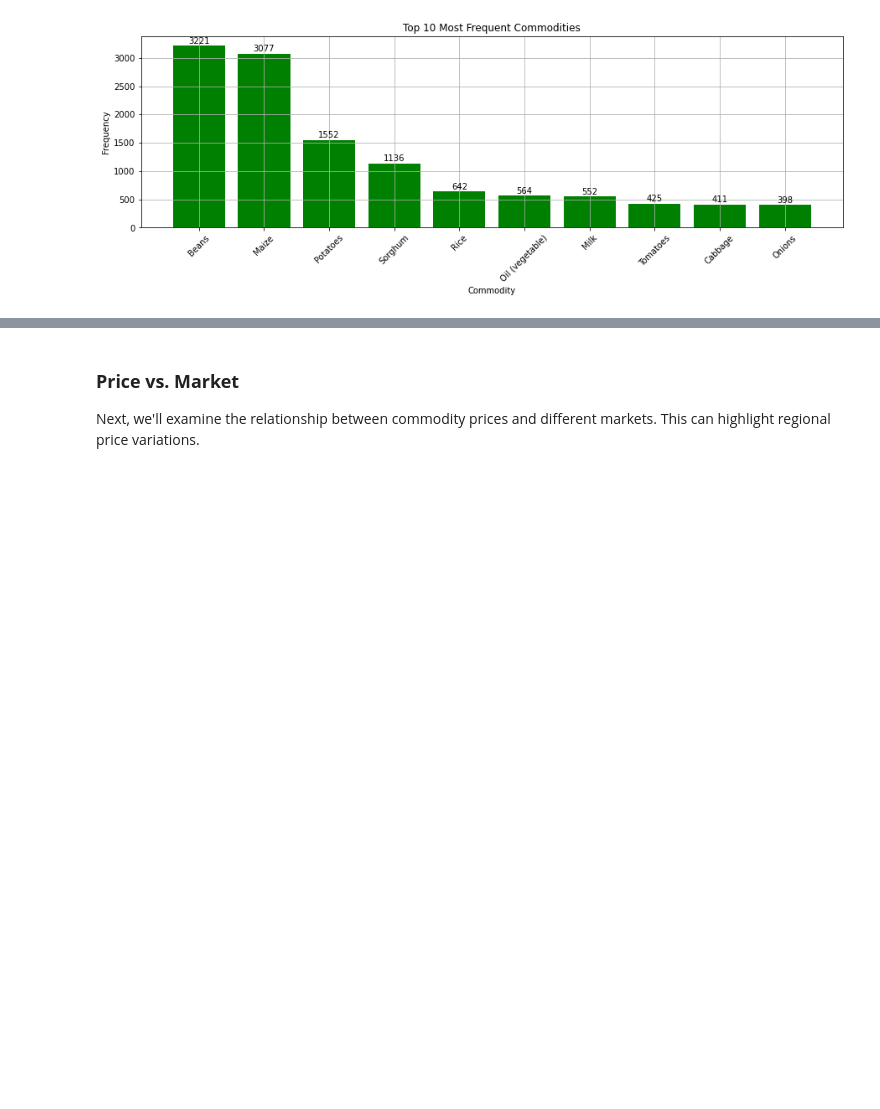
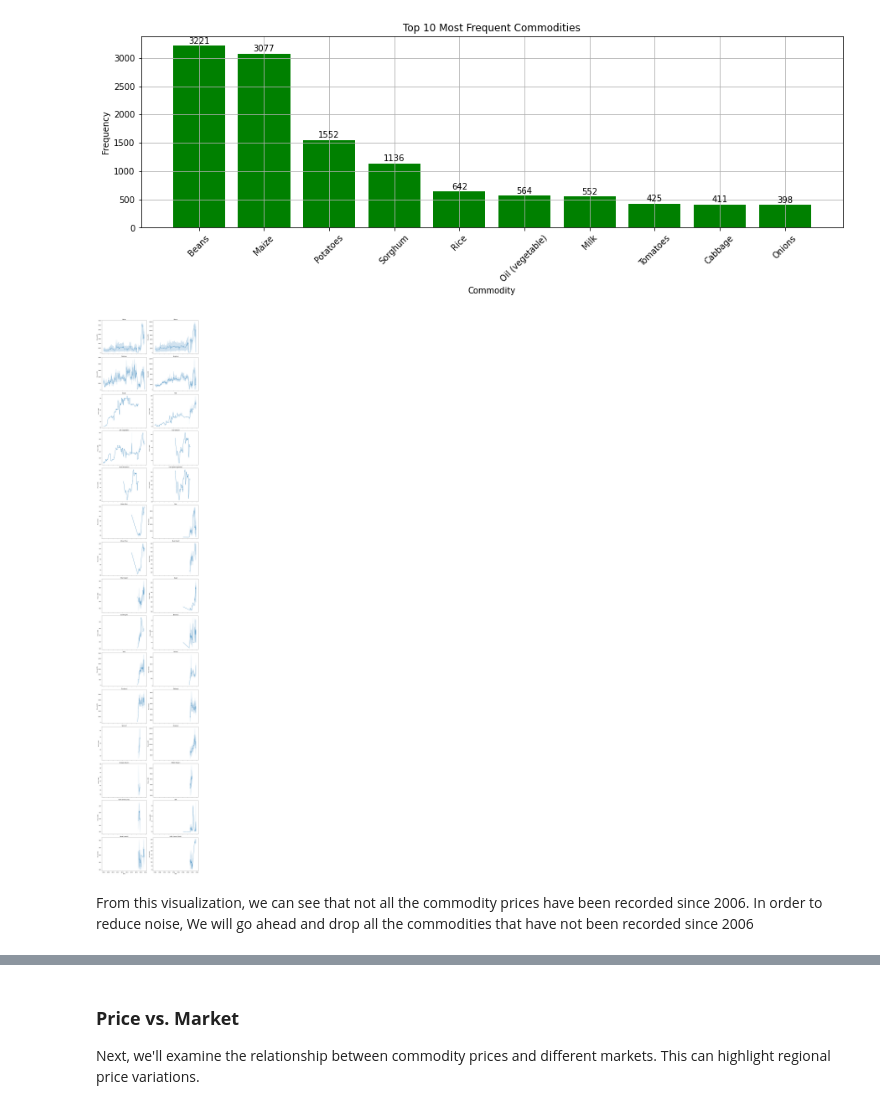
Before and after one commit to Mwenda-Mugambi/Commodity_Price_Forecasting, a Jupyter notebook: Notebook.ipynb, the cells around one changed output, grey strips where cells are left out. Drawn from its saved outputs; the diff is of its cells as text; code cells hidden in the pictures; blank space fills up the shorter version.

```diff
--- a/Notebook.ipynb
+++ b/Notebook.ipynb
@@ -396,3 +399,37 @@ plt.grid()
 plt.show()
 # %% [output]
 [figure]
+# %%
+# Setting the date to index
+data.set_index('date', inplace=True)
+
+# Get the list of unique commodities
+commodities = data['commodity'].unique()
+
+# Calculating the number of rows for the subplots
+num_rows = len(commodities) // 2 + (len(commodities) % 2 > 0)
+
+# Setting up the matplotlib figure
+fig, axes = plt.subplots(nrows=num_rows, ncols=2, figsize=(14, 5 * num_rows), sharex=True)
+
+# Flattening the axes array for easy iteration
+axes = axes.flatten()
+
+# Plotting each commodity's price over time in a subplot
+for i, commodity in enumerate(commodities):
+    sns.lineplot(data=data[data['commodity'] == commodity]['price'], ax=axes[i])
+    axes[i].set_title(commodity)
+    axes[i].set_ylabel('Price in KES')
+
+# Remove any unused subplots if commodities are an odd number
+if len(commodities) % 2:
+    fig.delaxes(axes[-1])
+
+# Adjust the layout and show plot
+plt.tight_layout()
+plt.show()
+# %% [output]
+[figure, added]
+# %% [markdown]
+From this visualization, we can see that not all the commodity prices have been recorded since 2006.
+In order to reduce noise, We will go ahead and drop all the commodities that have not been recorded since 2006
```
Also changed, not shown: parts of 9 cells of this notebook, 1 other file.
